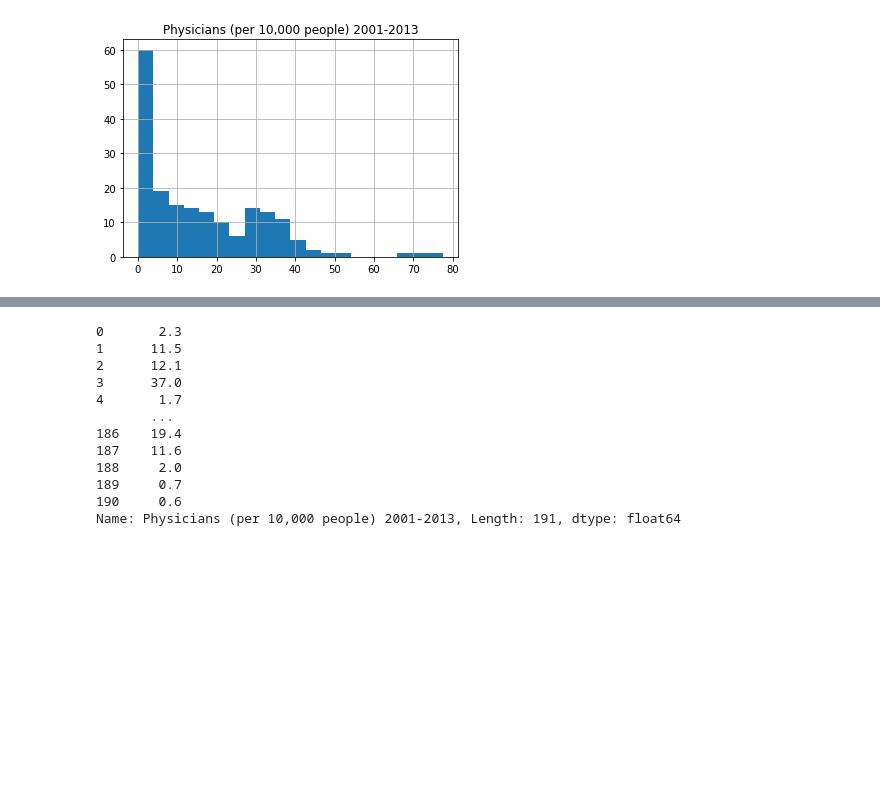
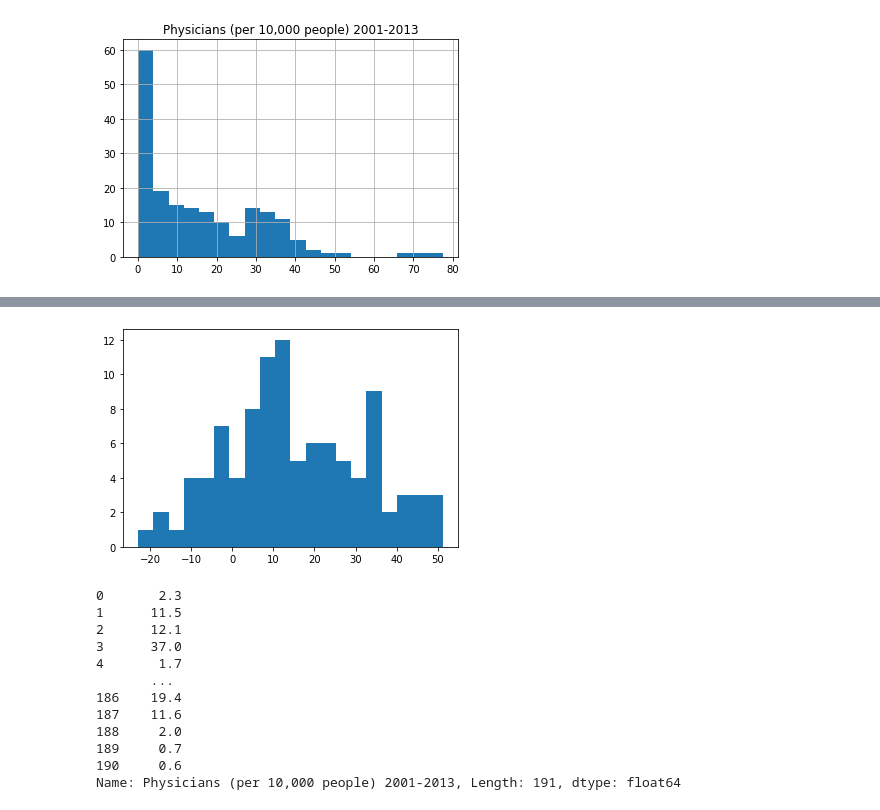
Before and after one commit to doodymack/Prog_for-Data_Analy_Project_21-22, a Jupyter notebook: Simulation_Notebook.ipynb, the cells around one changed output, grey strips where cells are left out. Saved outputs shown, nothing was run; the diff lists cells and outputs as text; code cells hidden in the pictures; blank space fills up the shorter version.

```diff
--- a/Simulation_Notebook.ipynb
+++ b/Simulation_Notebook.ipynb
@@ -237,3 +237,9 @@ plt.show()
+# %%
+rng = np.random.default_rng()
+y = rng.permuted(Physicians_per_100K)
+plt.hist(y, bins = 20);
+# %% [output]
+[figure, added]
 # %%
 print(df['Physicians (per 10,000 people) 2001-2013'])
 # %% [output]
```
Also changed, not shown: parts of 2 cells of this notebook.
